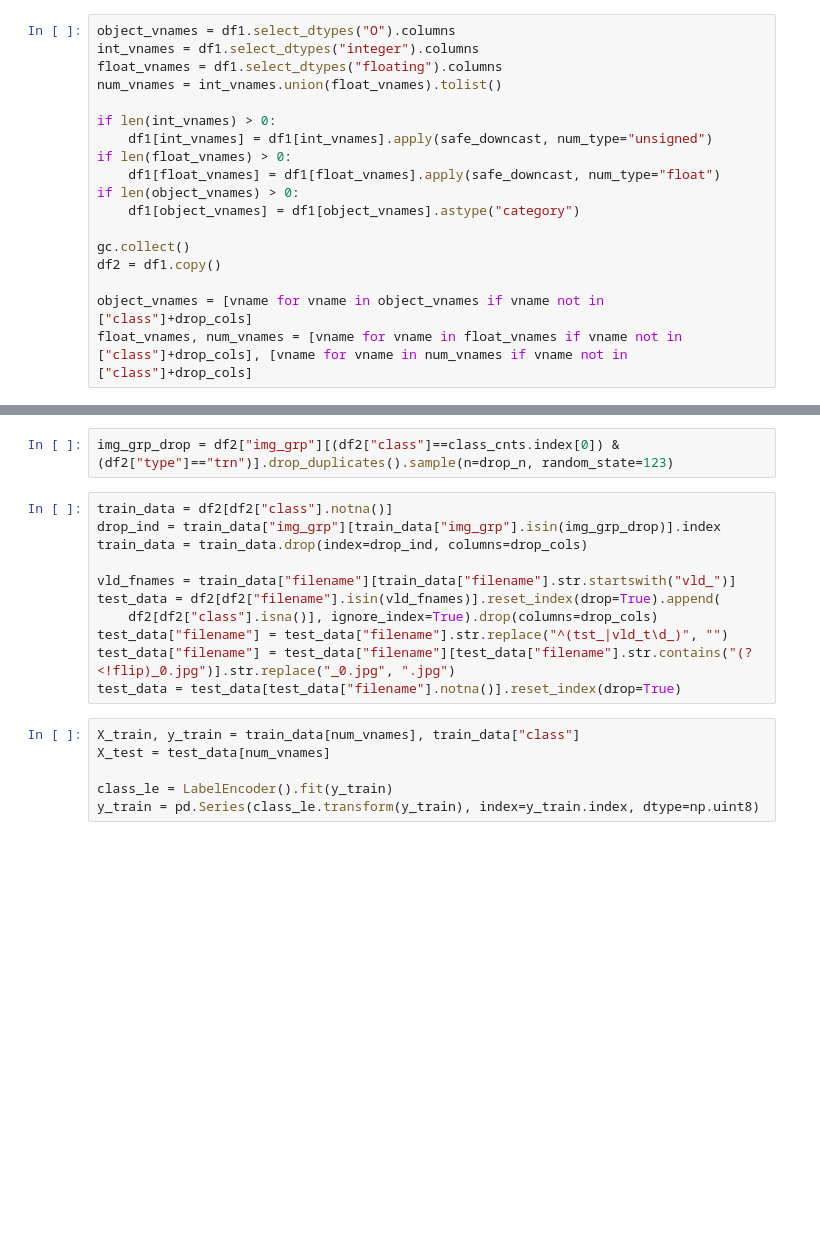
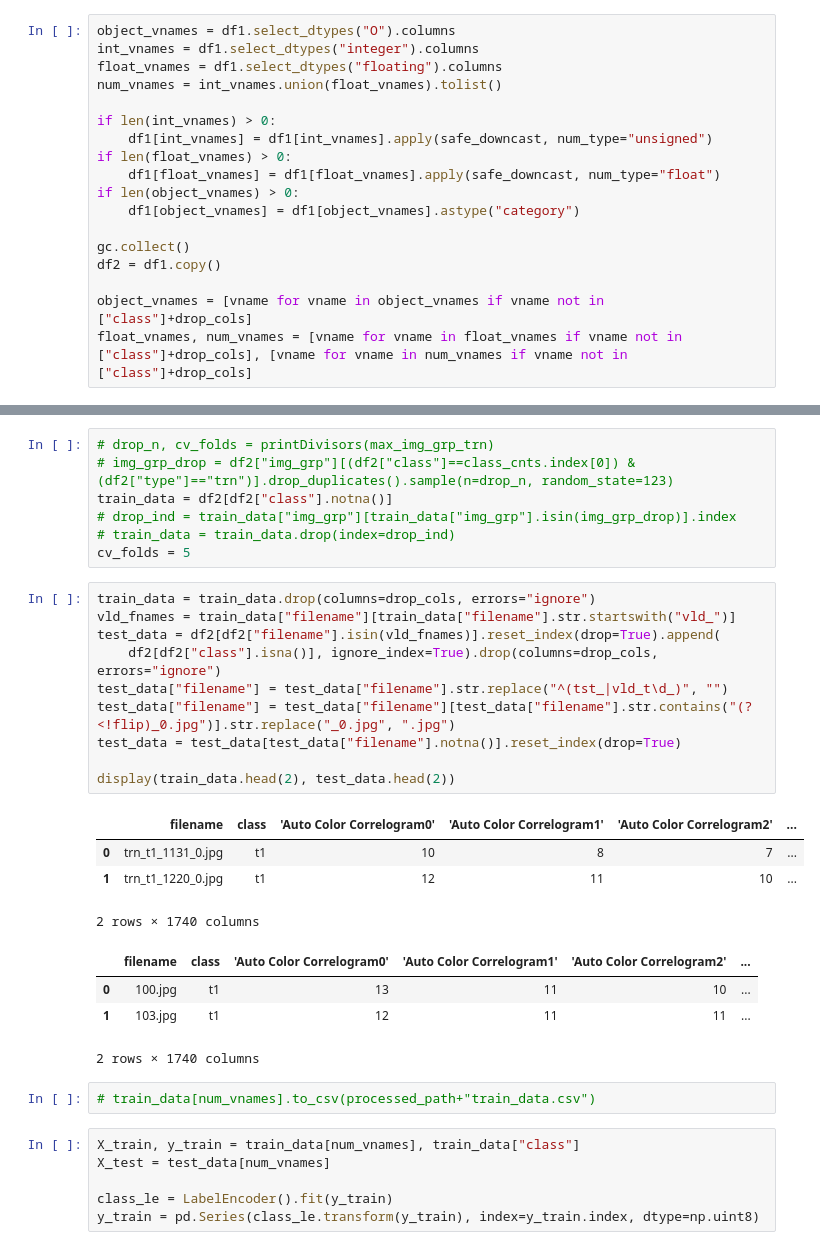
Before and after one commit to cibic89/kaggle_ccs, a Jupyter notebook: notebooks/ml.ipynb, the cells around one changed output, grey strips where cells are left out. Saved outputs shown, nothing was run; the diff lists cells and outputs as text; blank space fills up the shorter version.

```diff
--- a/notebooks/ml.ipynb
+++ b/notebooks/ml.ipynb
@@ -96,16 +98,31 @@ Int divisor for 6732 is 3. Drop 1 image groups.
 # %%
-img_grp_drop = df2["img_grp"][(df2["class"]==class_cnts.index[0]) & (df2["type"]=="trn")].drop_duplicates().sample(n=drop_n, random_state=123)
+# drop_n, cv_folds = printDivisors(max_img_grp_trn)
+# img_grp_drop = df2["img_grp"][(df2["class"]==class_cnts.index[0]) & (df2["type"]=="trn")].drop_duplicates().sample(n=drop_n, random_state=123)
+train_data = df2[df2["class"].notna()]
+# drop_ind = train_data["img_grp"][train_data["img_grp"].isin(img_grp_drop)].index
+# train_data = train_data.drop(index=drop_ind)
+cv_folds = 5
 # %%
-train_data = df2[df2["class"].notna()]
-drop_ind = train_data["img_grp"][train_data["img_grp"].isin(img_grp_drop)].index
-train_data = train_data.drop(index=drop_ind, columns=drop_cols)
-
+train_data = train_data.drop(columns=drop_cols, errors="ignore")
 vld_fnames = train_data["filename"][train_data["filename"].str.startswith("vld_")]
 test_data = df2[df2["filename"].isin(vld_fnames)].reset_index(drop=True).append(
-    df2[df2["class"].isna()], ignore_index=True).drop(columns=drop_cols)
+    df2[df2["class"].isna()], ignore_index=True).drop(columns=drop_cols, errors="ignore")
 test_data["filename"] = test_data["filename"].str.replace("^(tst_|vld_t\d_)", "")
 test_data["filename"] = test_data["filename"][test_data["filename"].str.contains("(?<!flip)_0.jpg")].str.replace("_0.jpg", ".jpg")
 test_data = test_data[test_data["filename"].notna()].reset_index(drop=True)
+
+display(train_data.head(2), test_data.head(2))
+# %% [output]
+|  | filename | class | 'Auto Color Correlogram0' | 'Auto Color Correlogram1' | 'Auto Color Correlogram2' | ... |
+| 0 | trn_t1_1131_0.jpg | t1 | 10 | 8 | 7 | ... |
+| 1 | trn_t1_1220_0.jpg | t1 | 12 | 11 | 10 | ... |
+2 rows × 1740 columns
+|  | filename | class | 'Auto Color Correlogram0' | 'Auto Color Correlogram1' | 'Auto Color Correlogram2' | ... |
+| 0 | 100.jpg | t1 | 13 | 11 | 10 | ... |
+| 1 | 103.jpg | t1 | 12 | 11 | 11 | ... |
+2 rows × 1740 columns
+# %%
+# train_data[num_vnames].to_csv(processed_path+"train_data.csv")
 # %%
 X_train, y_train = train_data[num_vnames], train_data["class"]
 X_test = test_data[num_vnames]
```
Also changed, not shown: parts of 26 cells of this notebook, 1 other file.
